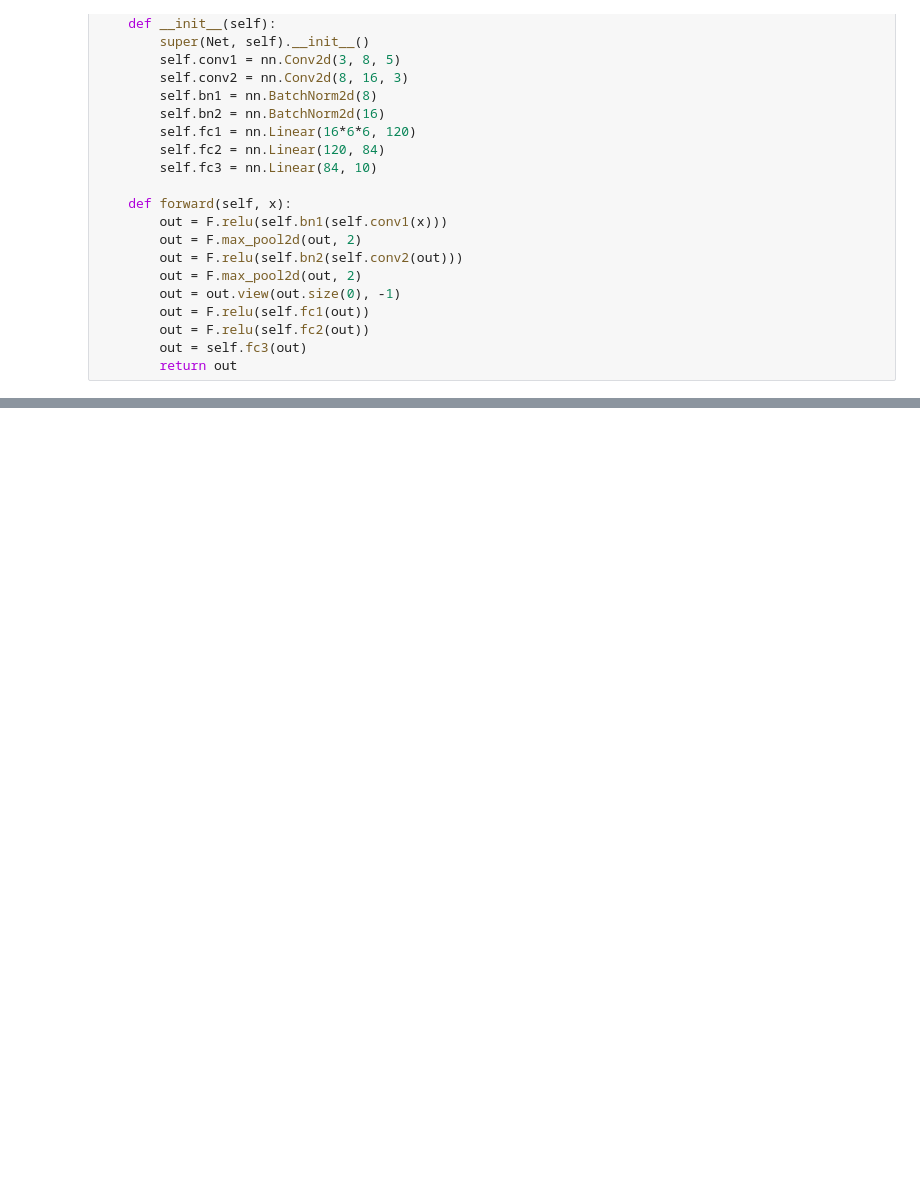
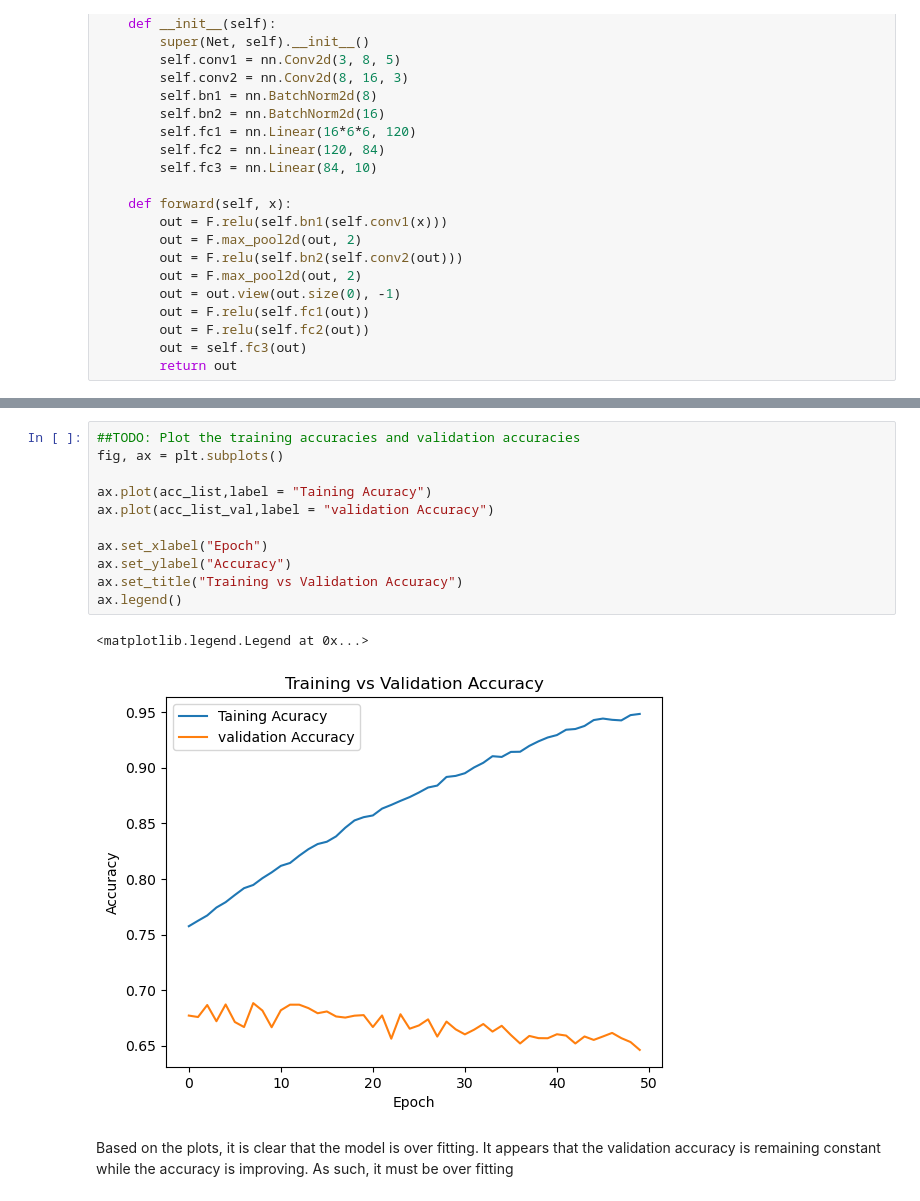
Before and after one commit to davidmhunt/coursework, a Jupyter notebook: COMPSCI 671_Theory and Algs ML/Homework/HW 4/cifar10.ipynb, the cells around one changed output, grey strips where cells are left out. Saved outputs shown, nothing was run; the diff lists cells and outputs as text; blank space fills up the shorter version.

```diff
--- a/COMPSCI 671_Theory and Algs ML/Homework/HW 4/cifar10.ipynb
+++ b/COMPSCI 671_Theory and Algs ML/Homework/HW 4/cifar10.ipynb
@@ -143,0 +205,16 @@ for epoch in range(max_epochs):
+# %%
+##TODO: Plot the training accuracies and validation accuracies
+fig, ax = plt.subplots()
+
+ax.plot(acc_list,label = "Taining Acuracy")
+ax.plot(acc_list_val,label = "validation Accuracy")
+
+ax.set_xlabel("Epoch")
+ax.set_ylabel("Accuracy")
+ax.set_title("Training vs Validation Accuracy")
+ax.legend()
+# %% [output]
+<matplotlib.legend.Legend at 0x...>
+[figure, added]
+# %% [markdown]
+Based on the plots, it is clear that the model is over fitting. It appears that the validation accuracy is remaining constant while the accuracy is improving. As such, it must be over fitting
```
Also changed, not shown: parts of 15 cells of this notebook, 3 other files.
